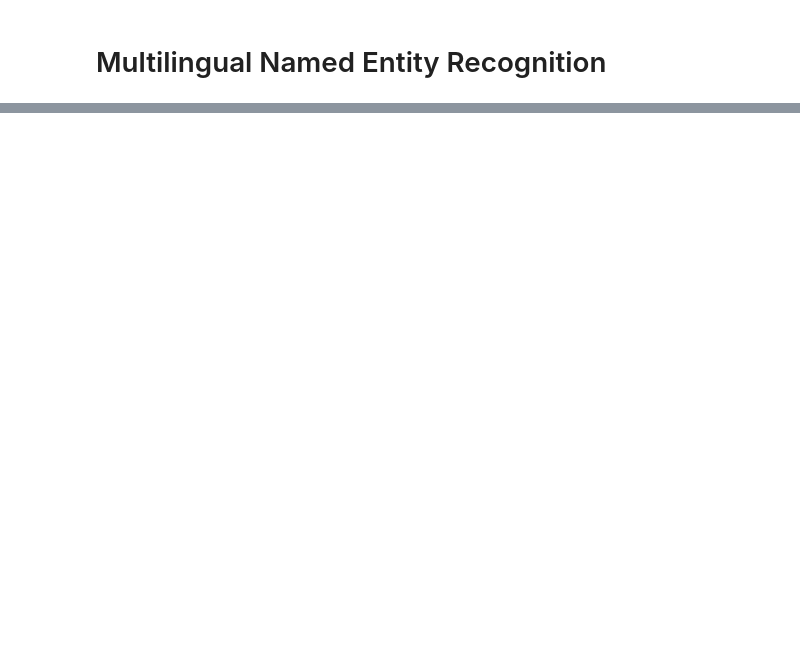
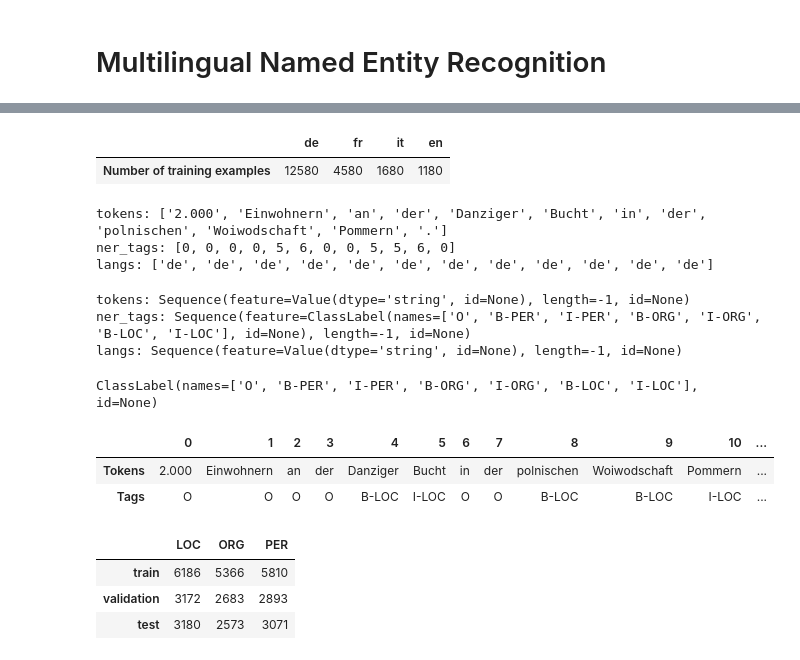
Before and after one commit to svngoku/NLPWithTransformer, a Jupyter notebook: MultilingualNamedEntityRecognition.ipynb, the cells around one changed output, grey strips where cells are left out. Drawn from its saved outputs; the diff is of its cells as text; code cells hidden in the pictures; blank space fills up the shorter version.

```diff
--- a/MultilingualNamedEntityRecognition.ipynb
+++ b/MultilingualNamedEntityRecognition.ipynb
@@ -7,0 +68,16 @@ import matplotlib.pyplot as plt
+# %%
+langs = ["de", "fr", "it", "en"]
+fracs = [0.629, 0.229, 0.084, 0.059]
+
+# Return a DatasetDict if a key doesn't exist
+panx_ch = defaultdict(DatasetDict)
+# %%
+for lang, frac in zip(langs, fracs):
+    # Load monolingual corpus
+    ds = load_dataset("xtreme", name=f"PAN-X.{lang}")
+    # Shuffle and downsample each split according to spoken proportion
+    for split in ds:
+        panx_ch[lang][split] = (
+            ds[split]
+            .shuffle(seed=0)
+            .select(range(int(frac * ds[split].num_rows))))
@@ -7,0 +92,55 @@ import matplotlib.pyplot as plt
+# %%
+pd.DataFrame({
+    lang: [panx_ch[lang]["train"].num_rows] for lang in langs},
+    index=["Number of training examples"]
+)
+# %% [output]
+|  | de | fr | it | en |
+| Number of training examples | 12580 | 4580 | 1680 | 1180 |
+# %%
+element = panx_ch["de"]["train"][0]
+for key, value in element.items():
+    print(f"{key}: {value}")
+# %% [output]
+tokens: ['2.000', 'Einwohnern', 'an', 'der', 'Danziger', 'Bucht', 'in', 'der', 'polnischen', 'Woiwodschaft', 'Pommern', '.']
+ner_tags: [0, 0, 0, 0, 5, 6, 0, 0, 5, 5, 6, 0]
+langs: ['de', 'de', 'de', 'de', 'de', 'de', 'de', 'de', 'de', 'de', 'de', 'de']
+# %%
+for key, value in panx_ch["de"]["train"].features.items():
+    print(f"{key}: {value}")
+# %% [output]
+tokens: Sequence(feature=Value(dtype='string', id=None), length=-1, id=None)
+ner_tags: Sequence(feature=ClassLabel(names=['O', 'B-PER', 'I-PER', 'B-ORG', 'I-ORG', 'B-LOC', 'I-LOC'], id=None), length=-1, id=None)
+langs: Sequence(feature=Value(dtype='string', id=None), length=-1, id=None)
+# %%
+tags = panx_ch["de"]["train"].features["ner_tags"].feature
+print(tags)
+# %% [output]
+ClassLabel(names=['O', 'B-PER', 'I-PER', 'B-ORG', 'I-ORG', 'B-LOC', 'I-LOC'], id=None)
+# %%
+def create_tag_names(batch):
+    return {"ner_tags_str": [tags.int2str(idx) for idx in batch["ner_tags"]]}
+
+panx_de = panx_ch["de"].map(create_tag_names)
+# %%
+de_example = panx_de["train"][0]
+pd.DataFrame([de_example["tokens"], de_example["ner_tags_str"]],
+['Tokens', 'Tags'])
+# %% [output]
+|  | 0 | 1 | 2 | 3 | 4 | 5 | 6 | 7 | 8 | 9 | 10 | ... |
+| Tokens | 2.000 | Einwohnern | an | der | Danziger | Bucht | in | der | polnischen | Woiwodschaft | Pommern | ... |
+| Tags | O | O | O | O | B-LOC | I-LOC | O | O | B-LOC | B-LOC | I-LOC | ... |
+# %%
+split2freqs = defaultdict(Counter)
+for split, dataset in panx_de.items():
+    for row in dataset["ner_tags_str"]:
+        for tag in row:
+            if tag.startswith("B"):
+                tag_type = tag.split("-")[1]
+                split2freqs[split][tag_type] += 1
+pd.DataFrame.from_dict(split2freqs, orient="index")
+# %% [output]
+|  | LOC | ORG | PER |
+| train | 6186 | 5366 | 5810 |
+| validation | 3172 | 2683 | 2893 |
+| test | 3180 | 2573 | 3071 |
```
Also changed, not shown: parts of 22 cells of this notebook.
